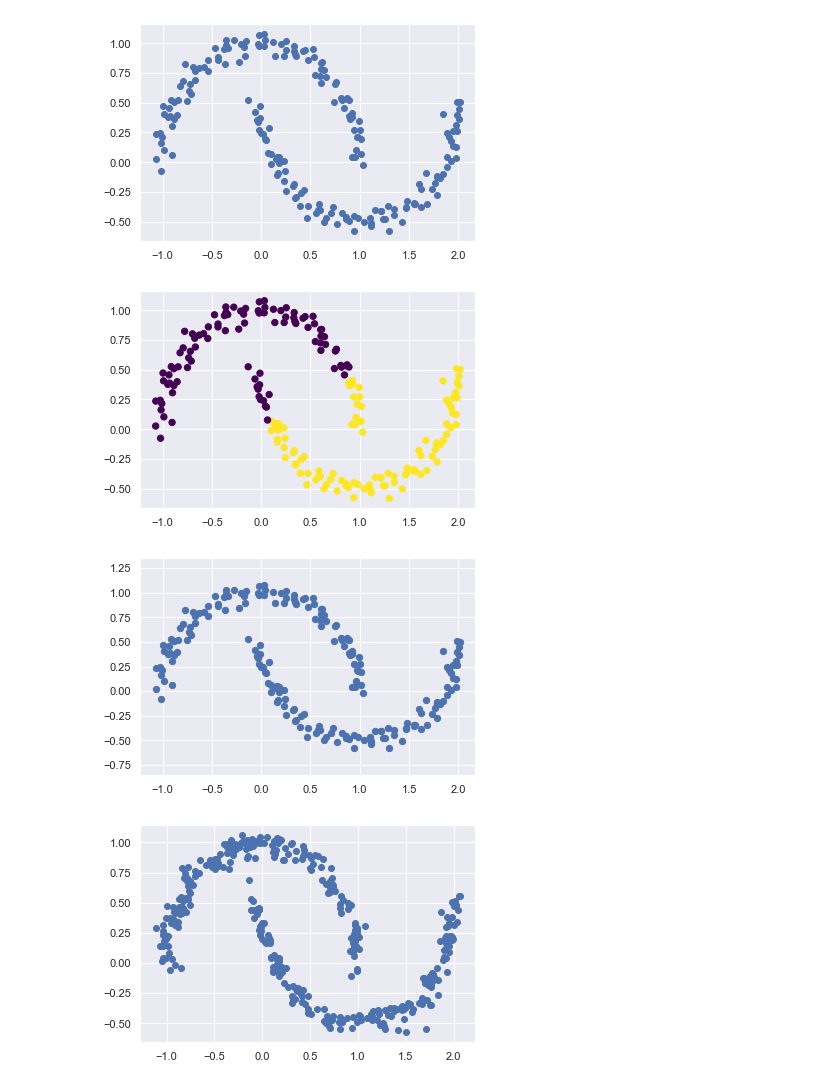
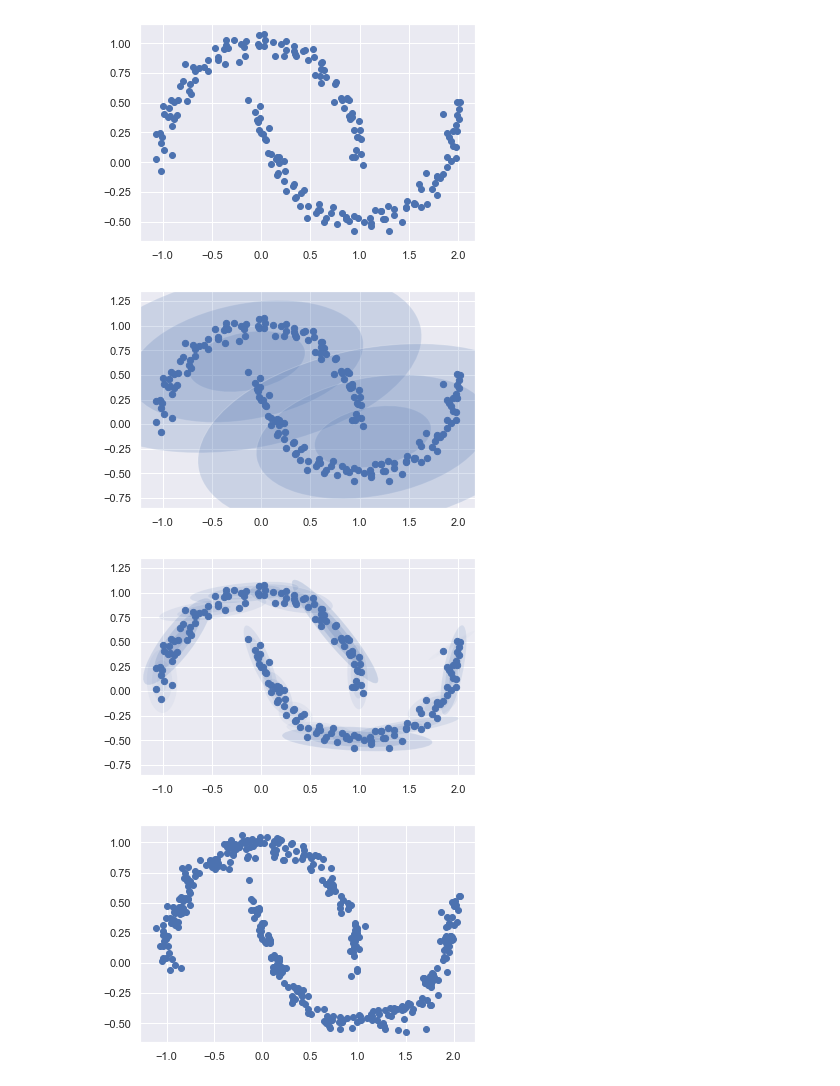
Before and after one commit to dmitrymailk/volsu_ai, a Jupyter notebook: labs/lab_4/lab_4.ipynb, the cells around one changed output. Cells and saved outputs as stored; diff of their text form; code cells hidden in the pictures.

Commit message:
fix ellipse

```diff
--- a/labs/lab_4/lab_4.ipynb
+++ b/labs/lab_4/lab_4.ipynb
@@ -66,0 +67,24 @@ plt.scatter(X[:, 0], X[:, 1], c=labels, cmap='viridis', s=size);
+# %%
+import matplotlib.pyplot as plt
+import numpy as np
+from matplotlib.patches import Ellipse
+
+
+# Fixing random state for reproducibility
+np.random.seed(19680801)
+
+NUM = 250
+
+ells = [Ellipse(xy=np.random.rand(2) * 10,
+                width=np.random.rand(), height=np.random.rand(),
+                angle=np.random.rand() * 360)
+        for i in range(NUM)]
+
+fig, ax = plt.subplots(subplot_kw={'aspect': 'equal'})
+for e in ells:
+    ax.add_artist(e)
+    e.set_clip_box(ax.bbox)
+    e.set_alpha(np.random.rand())
+    e.set_facecolor(np.random.rand(3))
+
+plt.show()
@@ -67,6 +93,6 @@ plt.scatter(X[:, 0], X[:, 1], c=labels, cmap='viridis', s=size);
 # %%
 from matplotlib.patches import Ellipse
-def draw_ellipse(position, covariance, ax=None, **kwargs):
+def draw_ellipse(position, covariance, ax=None,**kwargs):
 	"""Рисует эллипс с заданными расположением и ковариацией"""
 	ax = ax or plt.gca()
 	# Преобразуем ковариацию к главным осям координат
@@ -77,9 +103,12 @@ def draw_ellipse(position, covariance, ax=None, **kwargs):
 	else:
 		angle = 0
 		width, height = 2 * np.sqrt(covariance)
-		# Рисуем эллипс
-		for nsig in range(1, 4):
-			ax.add_patch(Ellipse(position, nsig * width, nsig * height, angle, **kwargs))
+	# Рисуем эллипс
+	for nsig in range(1, 4):
+		# print(position, nsig * width, nsig * height, angle)
+		e = Ellipse(xy=position, width=nsig * width, height=nsig * height, angle=angle, **kwargs)
+		ax.add_artist(e)
+		e.set_clip_box(ax.bbox)
 
 
 def plot_gmm(gmm, X, label=True, ax=None):
@@ -111,14 +140,14 @@ plt.scatter(Xmoon[:, 0], Xmoon[:, 1]);
 [figure]
 # %%
 gmm2 = GaussianMixture(n_components=2, covariance_type='full', random_state=0)
-plot_gmm(gmm2, Xmoon)
+plot_gmm(gmm2, Xmoon, label=False)
 # %% [output]
-[figure, old version]
+[figure, new version]
 # %%
 gmm16 = GaussianMixture(n_components=16, covariance_type='full', random_state=0)
 plot_gmm(gmm16, Xmoon, label=False)
 # %% [output]
-[figure, old version]
+[figure, new version]
 # %%
 Xnew = gmm16.sample(400)[0]
 plt.scatter(Xnew[:, 0], Xnew[:, 1]);
```
Also changed, not shown: parts of 6 cells of this notebook.
